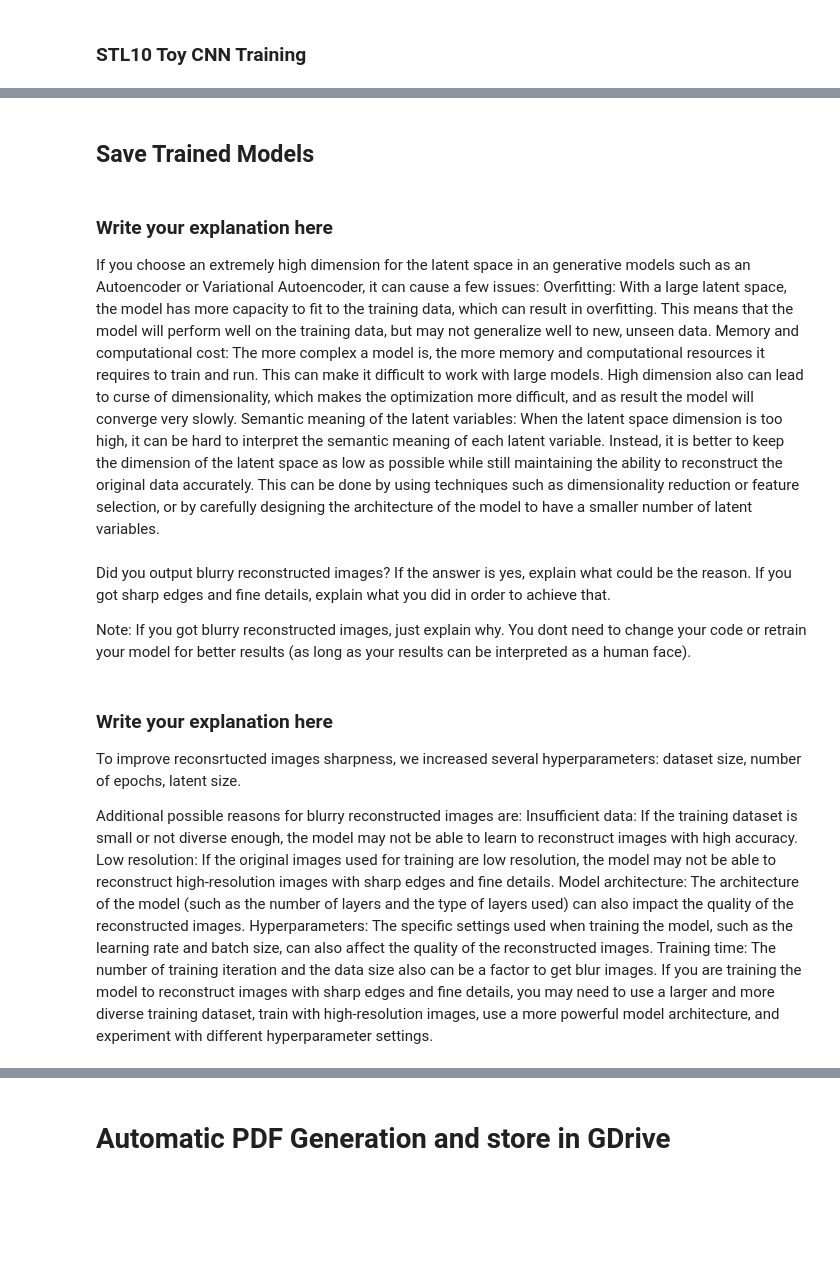
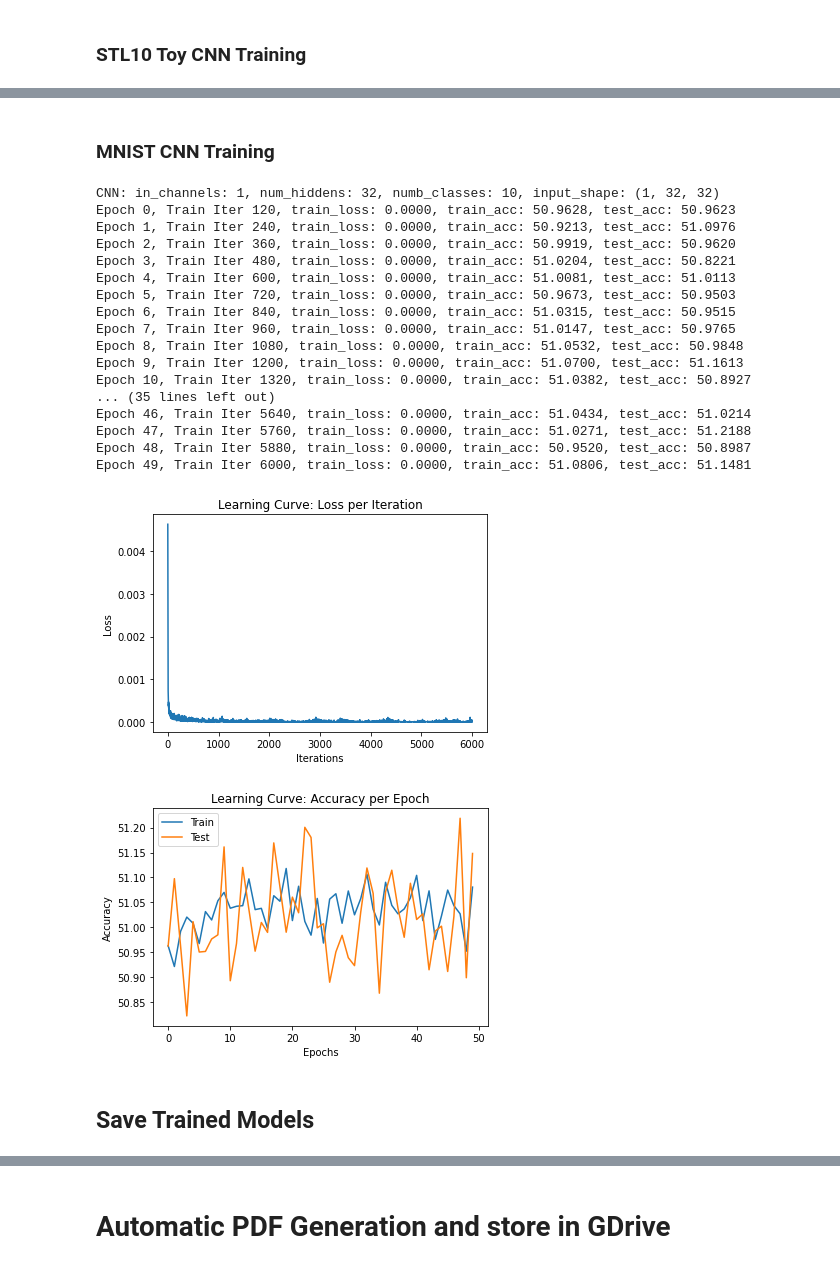
Before and after one commit to alexfok/IntroDeepLearning2022, a Jupyter notebook: IDL_Project_sup_l.ipynb, the cells around one changed output, grey strips where cells are left out. Cells and saved outputs as stored; diff of their text form; code cells hidden in the pictures; blank space fills up the shorter version.

```diff
--- a/IDL_Project_sup_l.ipynb
+++ b/IDL_Project_sup_l.ipynb
@@ -1221,3 +1042,30 @@ display_images_mnist(imgs_mnist1, x_recon_mnist1, X=5, label='', count=False)
+# %% [markdown]
+### MNIST CNN Training
+# %%
+DEBUG = False
+DEBUG_NN = False
+
+model_2_mnist = train_model(mnist_train_split, mnist_test_split, enc_in_chnl=1, numb_classes=10, batch_size=500, num_epochs=50, image_shape=(1, 32, 32), dataset='Mnist')
+# %% [output]
+CNN: in_channels: 1, num_hiddens: 32, numb_classes: 10, input_shape: (1, 32, 32)
+Epoch 0, Train Iter 120, train_loss: 0.0000, train_acc: 50.9628, test_acc: 50.9623
+Epoch 1, Train Iter 240, train_loss: 0.0000, train_acc: 50.9213, test_acc: 51.0976
+Epoch 2, Train Iter 360, train_loss: 0.0000, train_acc: 50.9919, test_acc: 50.9620
+Epoch 3, Train Iter 480, train_loss: 0.0000, train_acc: 51.0204, test_acc: 50.8221
+Epoch 4, Train Iter 600, train_loss: 0.0000, train_acc: 51.0081, test_acc: 51.0113
+Epoch 5, Train Iter 720, train_loss: 0.0000, train_acc: 50.9673, test_acc: 50.9503
+Epoch 6, Train Iter 840, train_loss: 0.0000, train_acc: 51.0315, test_acc: 50.9515
+Epoch 7, Train Iter 960, train_loss: 0.0000, train_acc: 51.0147, test_acc: 50.9765
+Epoch 8, Train Iter 1080, train_loss: 0.0000, train_acc: 51.0532, test_acc: 50.9848
+Epoch 9, Train Iter 1200, train_loss: 0.0000, train_acc: 51.0700, test_acc: 51.1613
+Epoch 10, Train Iter 1320, train_loss: 0.0000, train_acc: 51.0382, test_acc: 50.8927
+... (35 lines left out)
+Epoch 46, Train Iter 5640, train_loss: 0.0000, train_acc: 51.0434, test_acc: 51.0214
+Epoch 47, Train Iter 5760, train_loss: 0.0000, train_acc: 51.0271, test_acc: 51.2188
+Epoch 48, Train Iter 5880, train_loss: 0.0000, train_acc: 50.9520, test_acc: 50.8987
+Epoch 49, Train Iter 6000, train_loss: 0.0000, train_acc: 51.0806, test_acc: 51.1481
+[figure, added]
+[figure, added]
 # %% [markdown]
 ## Save Trained Models
 # %%
@@ -1232,24 +1082,0 @@ if (model_path_mnist is not None):
-# %% [markdown]
-### Write your explanation here
-If you choose an extremely high dimension for the latent space in an generative models such as an Autoencoder or Variational Autoencoder, it can cause a few issues:
-Overfitting: With a large latent space, the model has more capacity to fit to the training data, which can result in overfitting. This means that the model will perform well on the training data, but may not generalize well to new, unseen data.
-Memory and computational cost: The more complex a model is, the more memory and computational resources it requires to train and run. This can make it difficult to work with large models.
-High dimension also can lead to curse of dimensionality, which makes the optimization more difficult, and as result the model will converge very slowly.
-Semantic meaning of the latent variables: When the latent space dimension is too high, it can be hard to interpret the semantic meaning of each latent variable.
-Instead, it is better to keep the dimension of the latent space as low as possible while still maintaining the ability to reconstruct the original data accurately. This can be done by using techniques such as dimensionality reduction or feature selection, or by carefully designing the architecture of the model to have a smaller number of latent variables.
-# %% [markdown]
-
-Did you output blurry reconstructed images? If the answer is yes, explain what could be the reason. If you got sharp edges and fine details, explain what you did in order to achieve that.
-
-Note: If you got blurry reconstructed images, just explain why. You dont need to change your code or retrain your model for better results (as long as your results can be interpreted as a human face).
-# %% [markdown]
-### Write your explanation here
-To improve reconsrtucted images sharpness, we increased several hyperparameters: dataset size, number of epochs, latent size.
-
-Additional possible reasons for blurry reconstructed images are:
-Insufficient data: If the training dataset is small or not diverse enough, the model may not be able to learn to reconstruct images with high accuracy.
-Low resolution: If the original images used for training are low resolution, the model may not be able to reconstruct high-resolution images with sharp edges and fine details.
-Model architecture: The architecture of the model (such as the number of layers and the type of layers used) can also impact the quality of the reconstructed images.
-Hyperparameters: The specific settings used when training the model, such as the learning rate and batch size, can also affect the quality of the reconstructed images.
-Training time: The number of training iteration and the data size also can be a factor to get blur images.
-If you are training the model to reconstruct images with sharp edges and fine details, you may need to use a larger and more diverse training dataset, train with high-resolution images, use a more powerful model architecture, and experiment with different hyperparameter settings.
```
Also changed, not shown: parts of 52 cells of this notebook.
